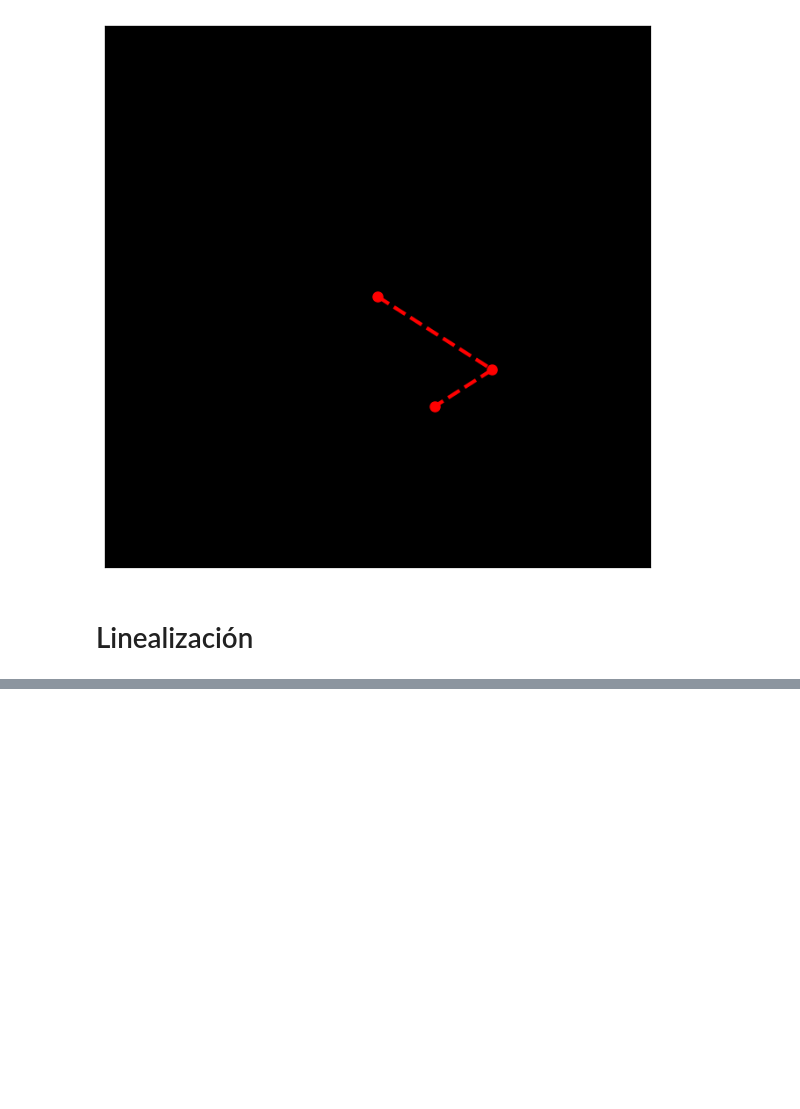
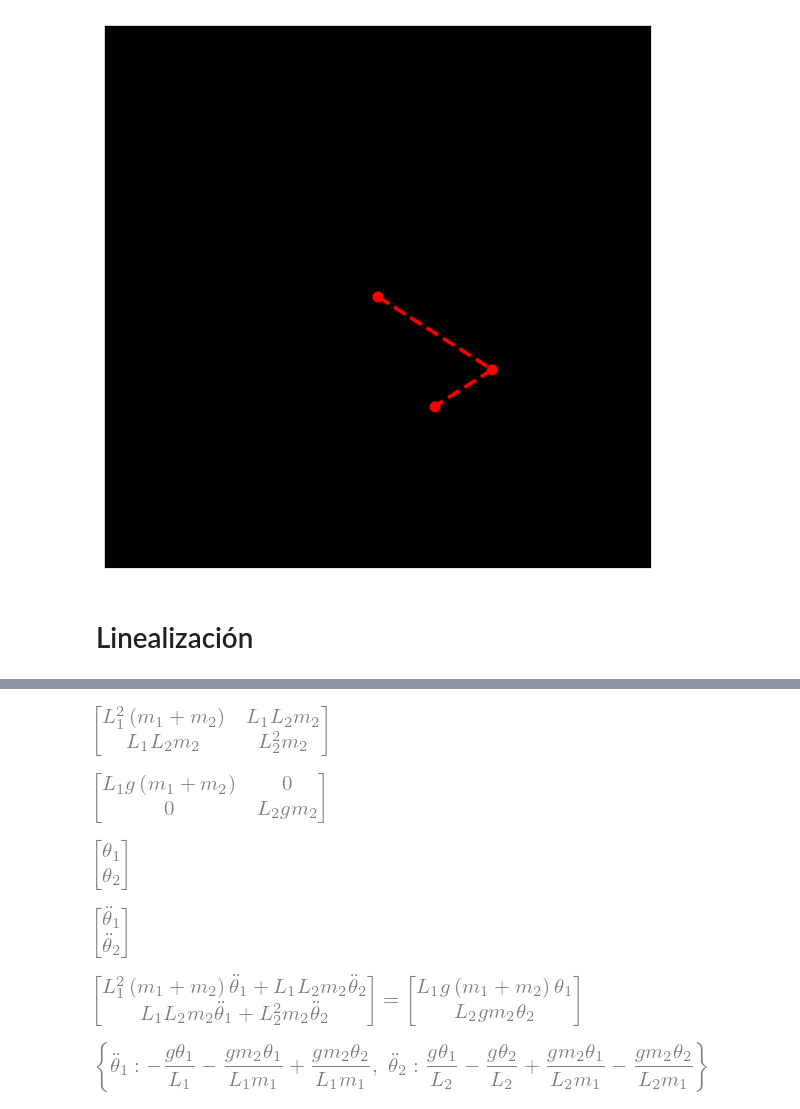
Before and after one commit to thomas-martinod/mecanica-clasica, a Jupyter notebook: tarea-3/pendulo-doble.ipynb, the cells around one changed output, grey strips where cells are left out. Saved outputs shown, nothing was run; the diff lists cells and outputs as text; code cells hidden in the pictures; blank space fills up the shorter version.

```diff
--- a/tarea-3/pendulo-doble.ipynb
+++ b/tarea-3/pendulo-doble.ipynb
@@ -300,0 +279,31 @@ L = T-V
+# %%
+# Matriz de Masa
+M = smp.Matrix([[L1**2 * (m1 + m2), m2*L1*L2],[m2*L1*L2, m2*L2**2]])
+M
+# %% [output]
+[figure, added]
+# %%
+K = smp.Matrix([[(m1 +m2)*g*L1, 0],[0, m2*g*L2]])
+K
+# %% [output]
+[figure, added]
+# %%
+TH = smp.Matrix([th1, th2])
+TH
+# %% [output]
+[figure, added]
+# %%
+d2TH = TH.diff(t).diff(t)
+d2TH
+# %% [output]
+[figure, added]
+# %%
+EQ_l = smp.Eq(M*d2TH, K*TH)
+EQ_l
+# %% [output]
+[figure, added]
+# %%
+sols_l = smp.solve([EL1_l, EL2_l], (d2th1, d2th2), simplify=False, rational=False)
+sols_l
+# %% [output]
+[figure, added]
```
Also changed, not shown: parts of 21 cells of this notebook, 2 other files.
